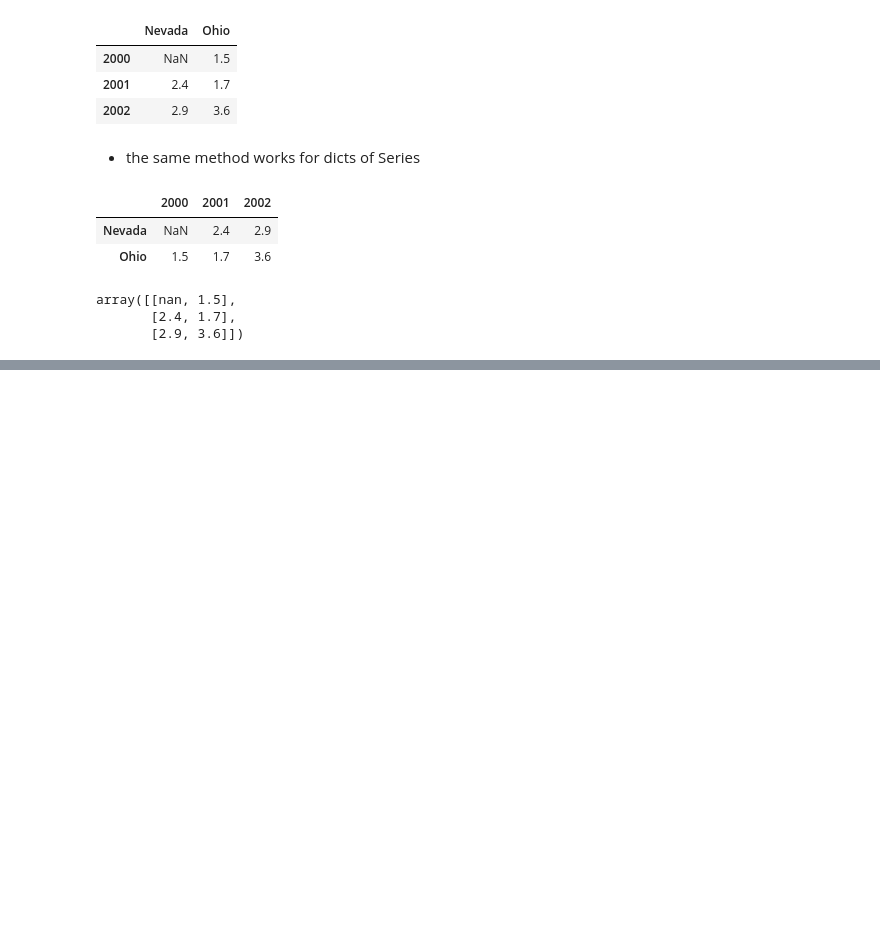
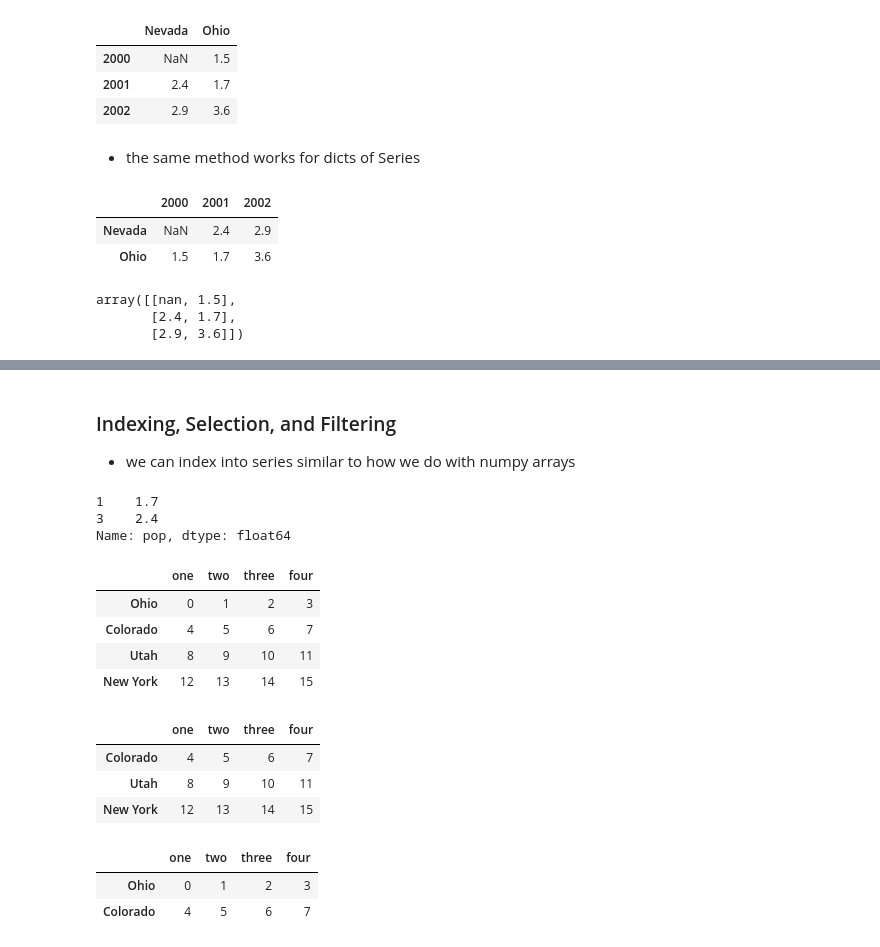
Before and after one commit to thejosephallen/handson_ml, a Jupyter notebook: pfda_ch5.ipynb, the cells around one changed output, grey strips where cells are left out. Saved outputs shown, nothing was run; the diff lists cells and outputs as text; code cells hidden in the pictures; blank space fills up the shorter version.

```diff
--- a/pfda_ch5.ipynb
+++ b/pfda_ch5.ipynb
@@ -217,0 +289,31 @@ array([[nan, 1.5],
+# %% [markdown]
+### Indexing, Selection, and Filtering
+- we can index into series similar to how we do with numpy arrays
+# %%
+frame['pop'][[1,3]] # here we get a column and provide a list of indices to collect
+# %% [output]
+1    1.7
+3    2.4
+Name: pop, dtype: float64
+# %%
+data = pd.DataFrame(np.arange(16).reshape((4,4)),index=['Ohio','Colorado','Utah','New York'], columns=['one','two','three','four'])
+data # just creating some new examples
+# %% [output]
+|  | one | two | three | four |
+| Ohio | 0 | 1 | 2 | 3 |
+| Colorado | 4 | 5 | 6 | 7 |
+| Utah | 8 | 9 | 10 | 11 |
+| New York | 12 | 13 | 14 | 15 |
+# %%
+data[data['three'] > 5] # we can select rows using boolean arrays and slicing as show below
+# %% [output]
+|  | one | two | three | four |
+| Colorado | 4 | 5 | 6 | 7 |
+| Utah | 8 | 9 | 10 | 11 |
+| New York | 12 | 13 | 14 | 15 |
+# %%
+data[:2] # selecting rows with slicing
+# %% [output]
+|  | one | two | three | four |
+| Ohio | 0 | 1 | 2 | 3 |
+| Colorado | 4 | 5 | 6 | 7 |
```
Also changed, not shown: parts of 14 cells of this notebook.
